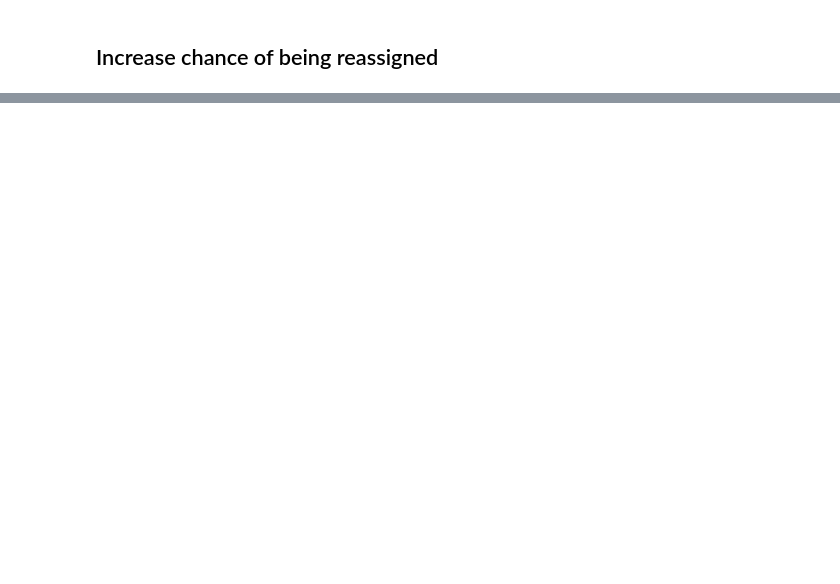
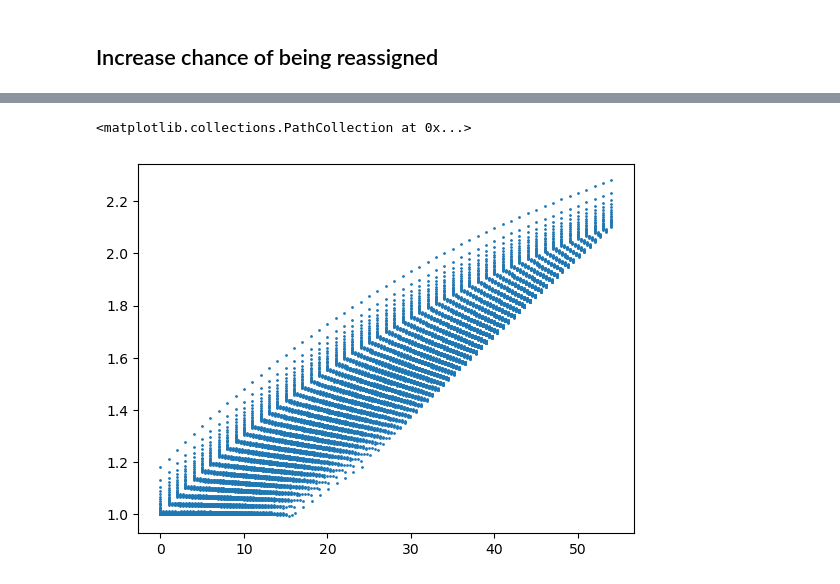
Before and after one commit to peter-l-ravn/Danish-Wage-Gap-Model, a Jupyter notebook: Create shock.ipynb, the cells around one changed output, grey strips where cells are left out. Cells and saved outputs as stored; diff of their text form; code cells hidden in the pictures; blank space fills up the shorter version.

```diff
--- a/Create shock.ipynb
+++ b/Create shock.ipynb
@@ -62,3 +69,8 @@ plot_wage_high_low(model, time=first_period + second_period)
+# %%
+plt.scatter(model.sol.tenure[0, :, :], model.sol.wage[0, :, :], s=1)
+# %% [output]
+<matplotlib.collections.PathCollection at 0x...>
+[figure, added]
 # %%
 plot_wage_gap(model, young_max = 10, old_min = 30, x_size=6, y_size=5)
 plot_mean_age_high_skill(model, x_size=6, y_size=5)
```
Also changed, not shown: parts of 11 cells of this notebook, 17 other files.
